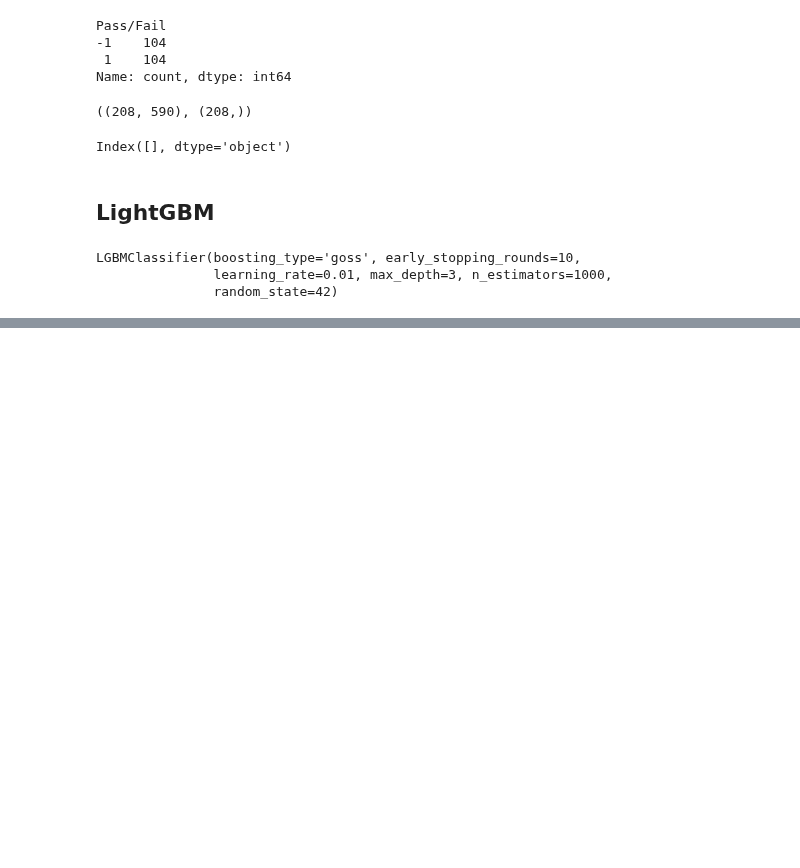
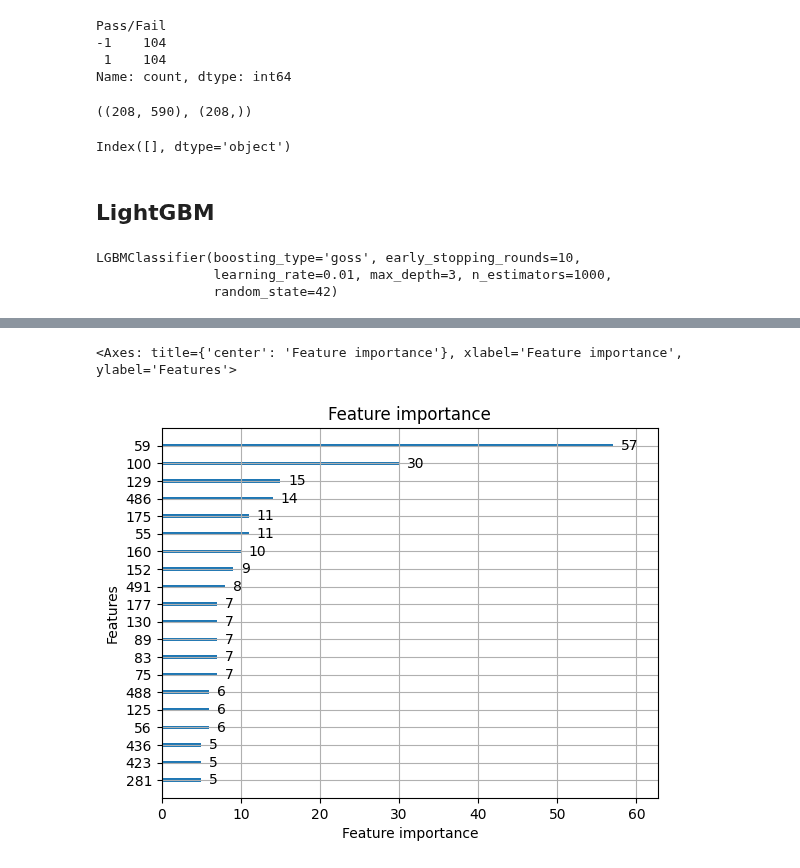
Before and after one commit to corazzon/KaggleStruggle, a Jupyter notebook: uci-secom/secom-lgbm.ipynb, the cells around one changed output, grey strips where cells are left out. Drawn from its saved outputs; the diff is of its cells as text; code cells hidden in the pictures; blank space fills up the shorter version.

Commit message:
add plot_importance

```diff
--- a/uci-secom/secom-lgbm.ipynb
+++ b/uci-secom/secom-lgbm.ipynb
@@ -150 +150,6 @@ fi.nlargest(10)
 dtype: int32
+# %%
+lightgbm.plot_importance(model_lgbm, max_num_features=20)
+# %% [output]
+<Axes: title={'center': 'Feature importance'}, xlabel='Feature importance', ylabel='Features'>
+[figure, added]
```
Also changed, not shown: parts of 4 cells of this notebook.
